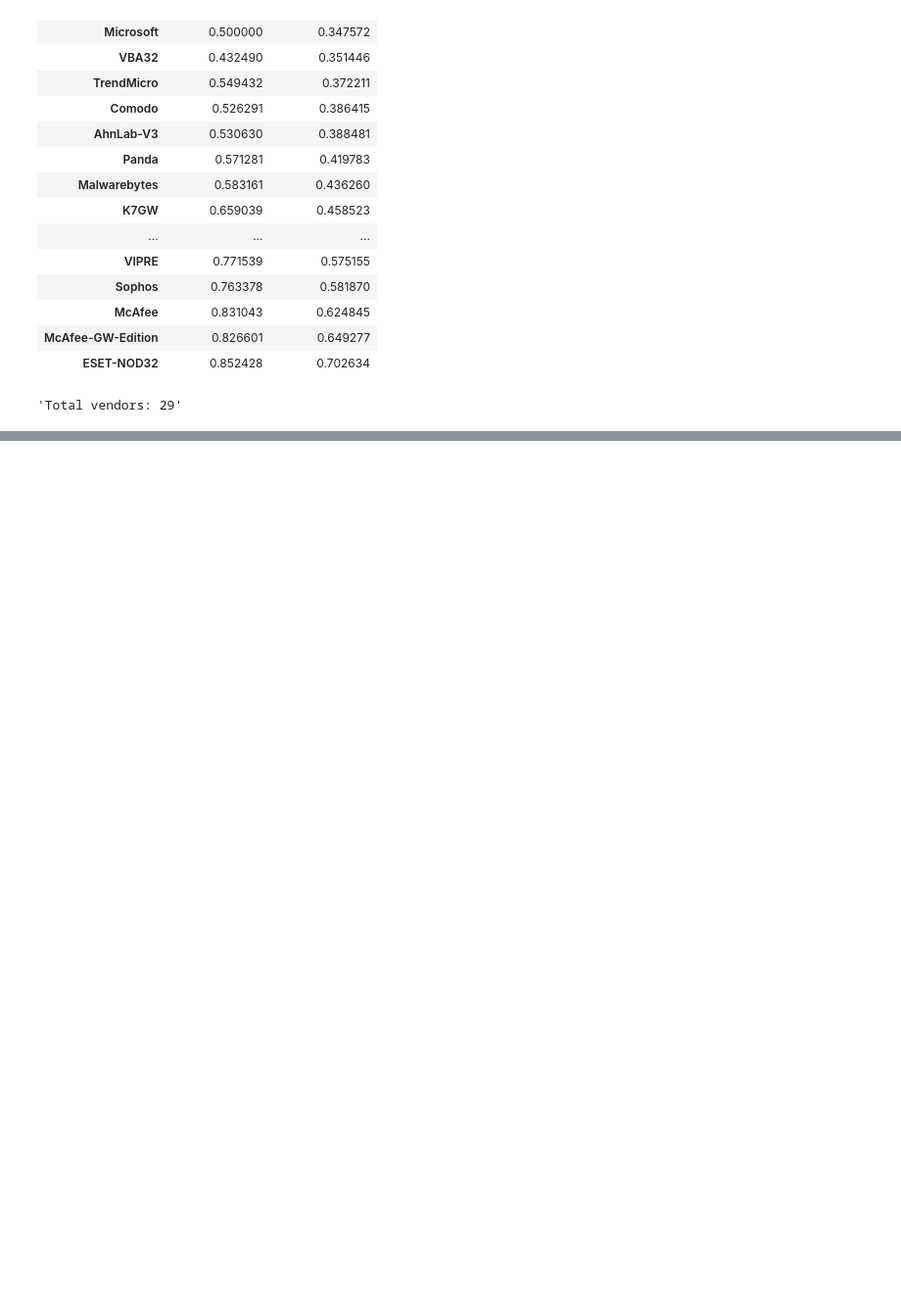
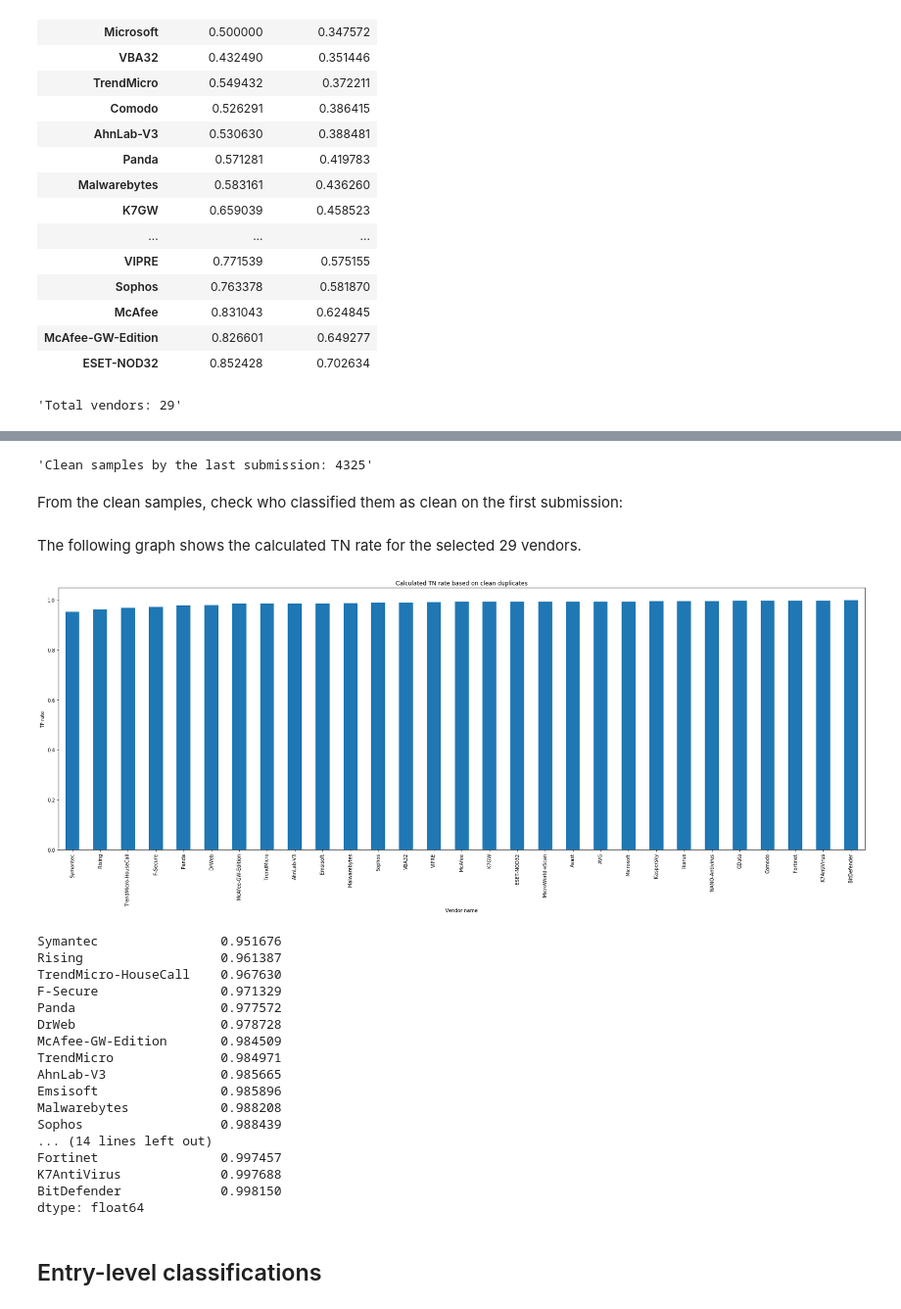
Before and after one commit to joaogodinho/thesis, a Jupyter notebook: final_notebooks/Data Labeling.ipynb, the cells around one changed output, grey strips where cells are left out. Shown at 98% size. Saved outputs shown, nothing was run; the diff lists cells and outputs as text; code cells hidden in the pictures; blank space fills up the shorter version.

Commit message:
Added graphics about last meeting.

```diff
--- a/final_notebooks/Data Labeling.ipynb
+++ b/final_notebooks/Data Labeling.ipynb
@@ -218,0 +225,46 @@ display('Total vendors: {}'.format(len(first_last_detections[(first_last_detecti
+# %%
+selected_vendors = list(first_last_detections[(first_last_detections.first_submission >= 0.3) &
+                              (first_last_detections.last_submission >=0.3)].sort_values('first_submission').index)
+clean_duplicates = reports_duplicated.sort_values('date').drop_duplicates(keep='last', subset='md5')
+# Filter where everyone say it's clean, 29 vendors
+clean_duplicates = clean_duplicates[(clean_duplicates[selected_vendors] == 'Clean').sum(axis=1) == 29]
+display('Clean samples by the last submission: {}'.format(len(clean_duplicates)))
+# %% [output]
+'Clean samples by the last submission: 4325'
+# %% [markdown]
+From the clean samples, check who classified them as clean on the first submission:
+# %%
+clean_first = reports_duplicated.sort_values('date').drop_duplicates(keep='first', subset='md5')
+clean_first = clean_first[clean_first.md5.isin(clean_duplicates.md5)].drop(['md5', 'date'], axis=1)
+clean_first = clean_first[selected_vendors]
+clean_pioneers = clean_first[(clean_first == 'Clean')].count().divide(len(clean_first)).sort_values()
+# %% [markdown]
+The following graph shows the calculated TN rate for the selected 29 vendors.
+# %%
+ax = clean_pioneers.plot.bar(figsize=((30, 10)),
+                        title='Calculated TN rate based on clean duplicates')
+ax.set_xlabel('Vendor name')
+ax.set_ylabel('TP rate')
+plt.show()
+display(clean_pioneers)
+# %% [output]
+[figure, added]
+Symantec                0.951676
+Rising                  0.961387
+TrendMicro-HouseCall    0.967630
+F-Secure                0.971329
+Panda                   0.977572
+DrWeb                   0.978728
+McAfee-GW-Edition       0.984509
+TrendMicro              0.984971
+AhnLab-V3               0.985665
+Emsisoft                0.985896
+Malwarebytes            0.988208
+Sophos                  0.988439
+... (14 lines left out)
+Fortinet                0.997457
+K7AntiVirus             0.997688
+BitDefender             0.998150
+dtype: float64
+# %% [markdown]
+## Entry-level classifications
```
Also changed, not shown: parts of 16 cells of this notebook.
